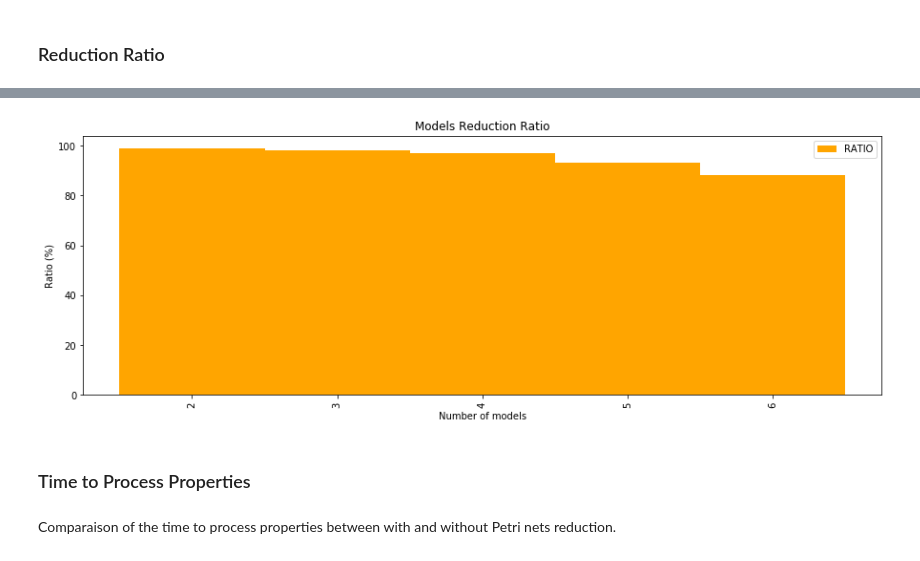
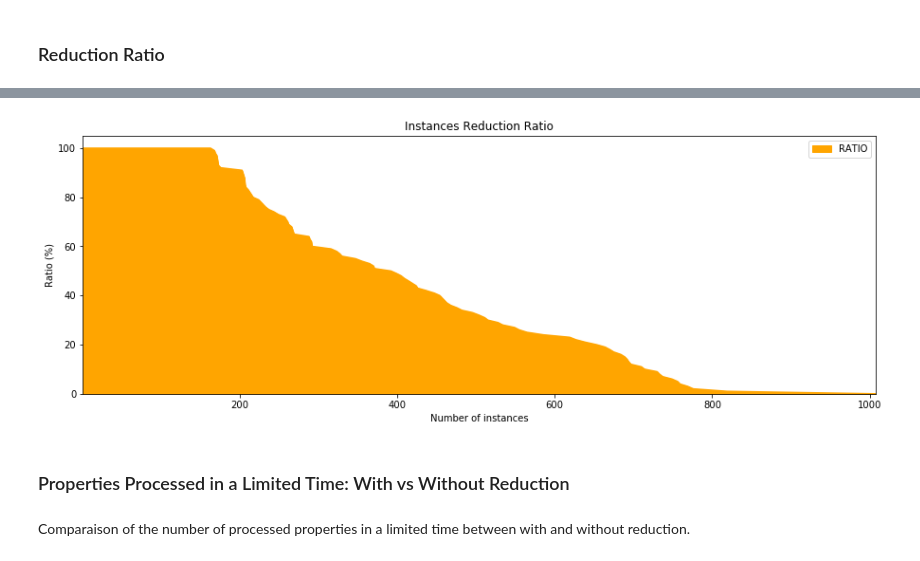
Before and after one commit to nicolasAmat/SMPT, a Jupyter notebook: benchmark/experimental_results.ipynb, the cells around one changed output, grey strips where cells are left out. Cells and saved outputs as stored; diff of their text form; code cells hidden in the pictures.

Commit message:
Update Jupyter Notebook (cleaner diagrams)

```diff
--- a/benchmark/experimental_results.ipynb
+++ b/benchmark/experimental_results.ipynb
@@ -159,8 +174,11 @@ Reduction ratio among analyzed Petri nets.
 # %%
-# Count nets with same reduction ratio
+# Count instances with same reduction ratio
 ratio_frequency = df_reduction['RATIO'].value_counts().sort_index(ascending=False)
 
 # Cumulative data frame
 df_ratio_frequency = pd.DataFrame({'MODELS': ratio_frequency.values}).cumsum()
 df_ratio_frequency['RATIO'] = ratio_frequency.index
-df_ratio_frequency
+
+# Add row '0'
+df_first_row = pd.DataFrame([{'MODELS': 1, 'RATIO': df_ratio_frequency['RATIO'][0]}])
+df_ratio_frequency = pd.concat([df_first_row, df_ratio_frequency])
@@ -174,13 +185,13 @@ df_ratio_frequency
 # %%
-# Draw Models Reduction Ratio
-df_ratio_frequency.plot(x='MODELS', y='RATIO', kind='bar', width=1.0, color='orange', figsize=(15,5))
-plt.xlabel('Number of models')
+# Draw instances reduction ratio
+df_ratio_frequency.plot.area(x='MODELS', color='orange', figsize=(15,5))
+plt.xlabel('Number of instances')
 plt.ylabel('Ratio (%)')
-plt.title("Models Reduction Ratio")
+plt.title("Instances Reduction Ratio")
 plt.show()
 # %% [output]
-[figure, old version]
+[figure, new version]
-# %% [markdown]
-### Time to Process Properties
+# %% [markdown]
+### Properties Processed in a Limited Time: With vs Without Reduction
 # %% [markdown]
-Comparaison of the time to process properties between with and without Petri nets reduction.
+Comparaison of the number of processed properties in a limited time between with and without reduction.
```
Also changed, not shown: parts of 26 cells of this notebook.
